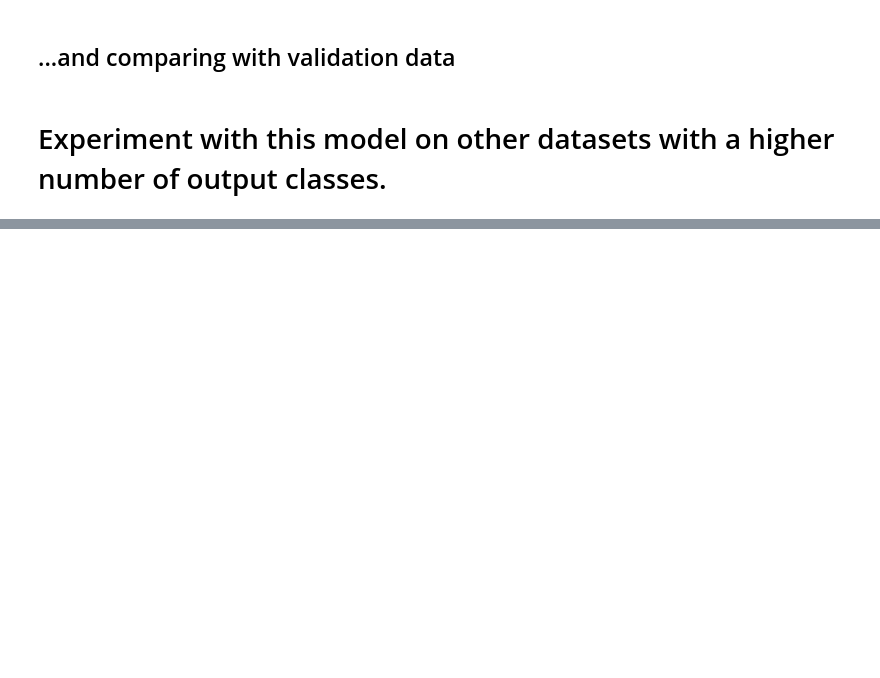
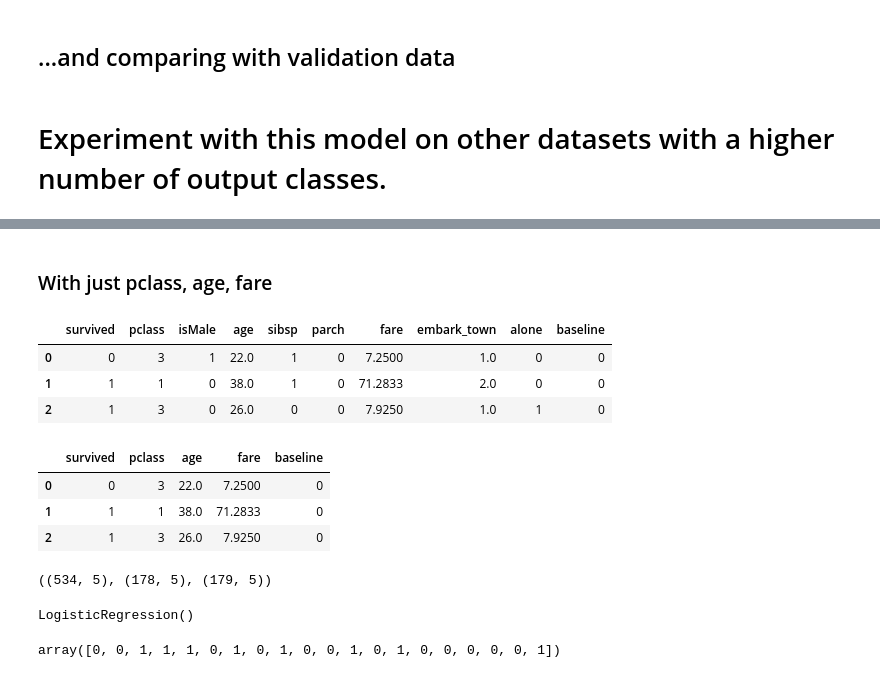
Before and after one commit to etclark3/classification-exercises, a Jupyter notebook: model.ipynb, the cells around one changed output, grey strips where cells are left out. Cells and saved outputs as stored; diff of their text form; code cells hidden in the pictures; blank space fills up the shorter version.

Commit message:
Linear Regression

```diff
--- a/model.ipynb
+++ b/model.ipynb
@@ -493,0 +773,3 @@ my_forest = RandomForestClassfifier(max_depth=10, random_state=248)
+# %%
+titanic = acquire.prep_titanic(titanic)
+titanic.head(3)
@@ -493,0 +800,2 @@ my_forest = RandomForestClassfifier(max_depth=10, random_state=248)
+# %%
+titanic['baseline'] = 0
@@ -493,0 +858,23 @@ my_forest = RandomForestClassfifier(max_depth=10, random_state=248)
+# %% [markdown]
+### With just pclass, age, fare
+# %%
+titanic.head(3)
+# %% [output]
+|  | survived | pclass | isMale | age | sibsp | parch | fare | embark_town | alone | baseline |
+| 0 | 0 | 3 | 1 | 22.0 | 1 | 0 | 7.2500 | 1.0 | 0 | 0 |
+| 1 | 1 | 1 | 0 | 38.0 | 1 | 0 | 71.2833 | 2.0 | 0 | 0 |
+| 2 | 1 | 3 | 0 | 26.0 | 0 | 0 | 7.9250 | 1.0 | 1 | 0 |
+# %%
+dt = titanic.drop(columns={'embark_town', 'alone', 'sibsp', 'parch',
+                  'isMale'})
+dt.head(3)
+# %% [output]
+|  | survived | pclass | age | fare | baseline |
+| 0 | 0 | 3 | 22.0 | 7.2500 | 0 |
+| 1 | 1 | 1 | 38.0 | 71.2833 | 0 |
+| 2 | 1 | 3 | 26.0 | 7.9250 | 0 |
+# %%
+train, validate, test = acquire.split(dt)
+train.shape, validate.shape, test.shape
+# %% [output]
+((534, 5), (178, 5), (179, 5))
@@ -493,0 +888,9 @@ my_forest = RandomForestClassfifier(max_depth=10, random_state=248)
+# %%
+logit.fit(X_train, y_train)
+# %% [output]
+LogisticRegression()
+# %%
+y_pred = logit.predict(X_train)
+y_pred[:20]
+# %% [output]
+array([0, 0, 1, 1, 1, 0, 1, 0, 1, 0, 0, 1, 0, 1, 0, 0, 0, 0, 0, 1])
```
Also changed, not shown: parts of 124 cells of this notebook.
